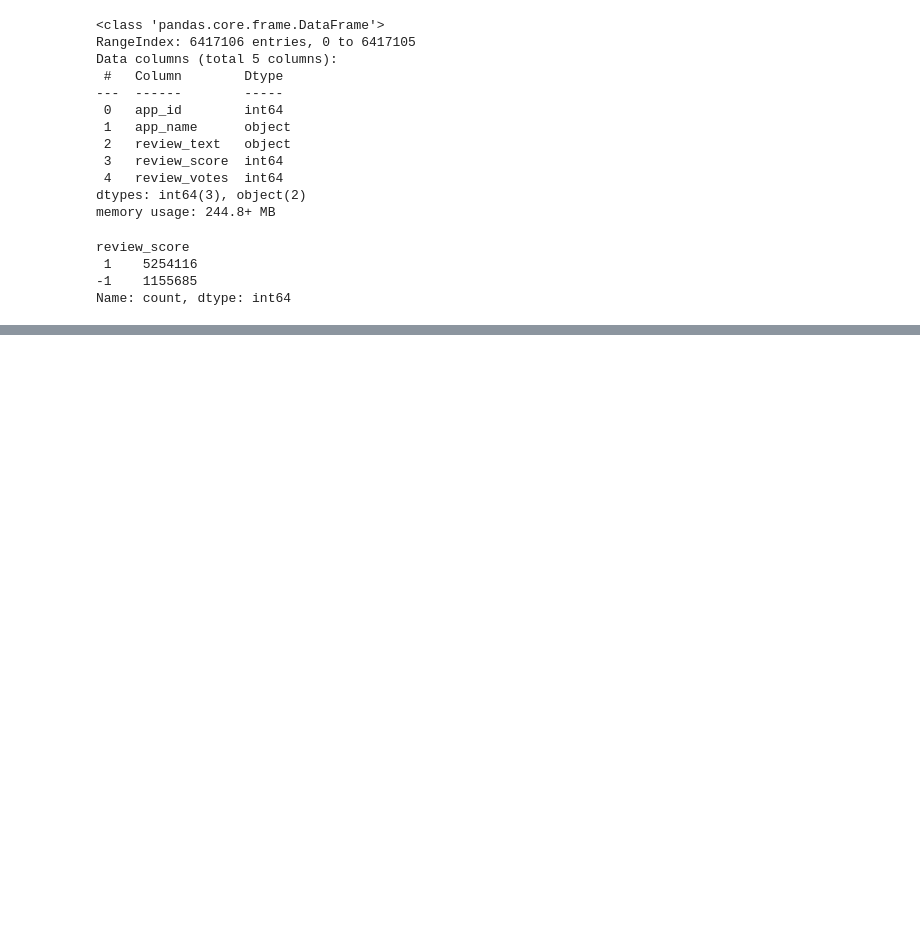
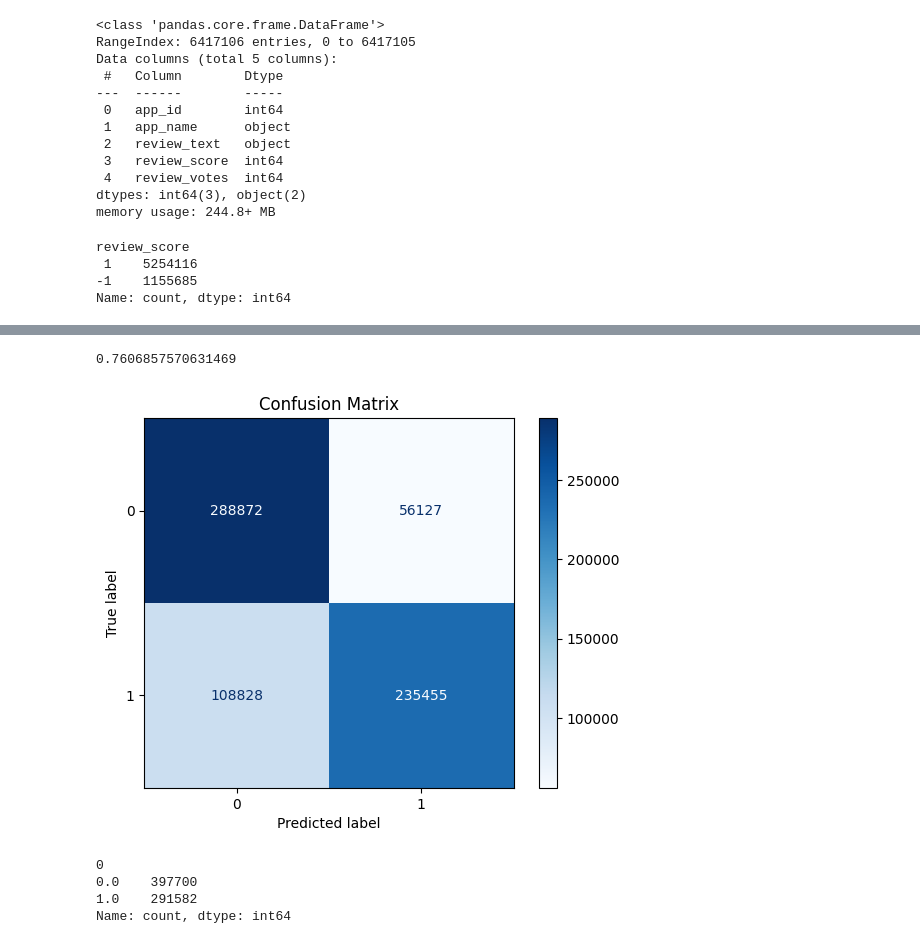
Before and after one commit to MSOE2611/final_project_ai_tools, a Jupyter notebook: Final Project Models.ipynb, the cells around one changed output, grey strips where cells are left out. Drawn from its saved outputs; the diff is of its cells as text; code cells hidden in the pictures; blank space fills up the shorter version.

```diff
--- a/Final Project Models.ipynb
+++ b/Final Project Models.ipynb
@@ -234,0 +231,3 @@ NameError: name 'model' is not defined
+# %%
+y_pred = cnn_model.predict(X_test)
+predicted_classes = np.round(y_pred)
@@ -234,0 +236,15 @@ NameError: name 'model' is not defined
+# %%
+print(metrics.accuracy_score(predicted_classes, y_test))
+
+cm = confusion_matrix(y_test, predicted_classes)
+disp = ConfusionMatrixDisplay(confusion_matrix=cm, display_labels=[0,1])
+disp.plot(cmap=plt.cm.Blues)
+plt.title('Confusion Matrix')
+plt.show()
+# %% [output]
+0.7606857570631469
+[figure, added]
+0
+0.0    397700
+1.0    291582
+Name: count, dtype: int64
```
Also changed, not shown: parts of 15 cells of this notebook.
